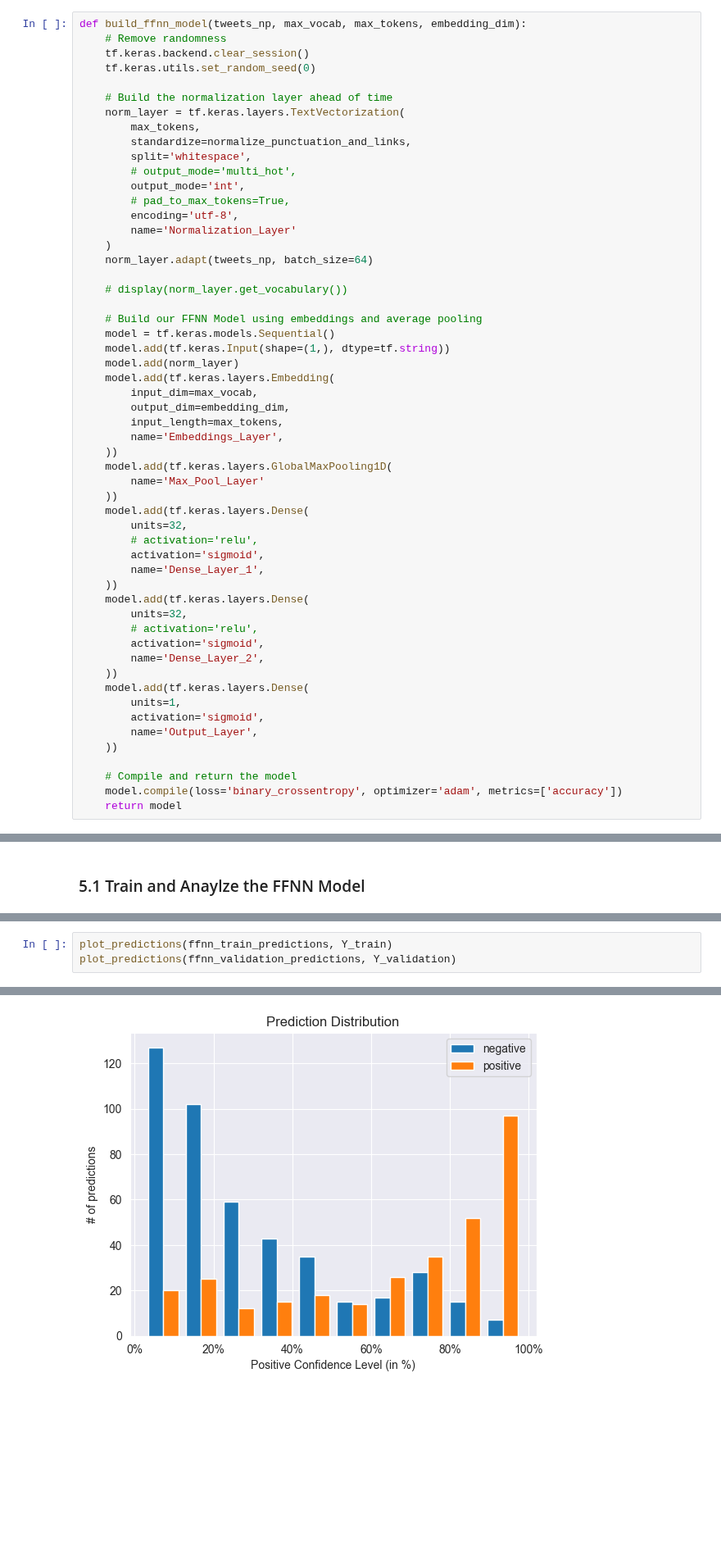
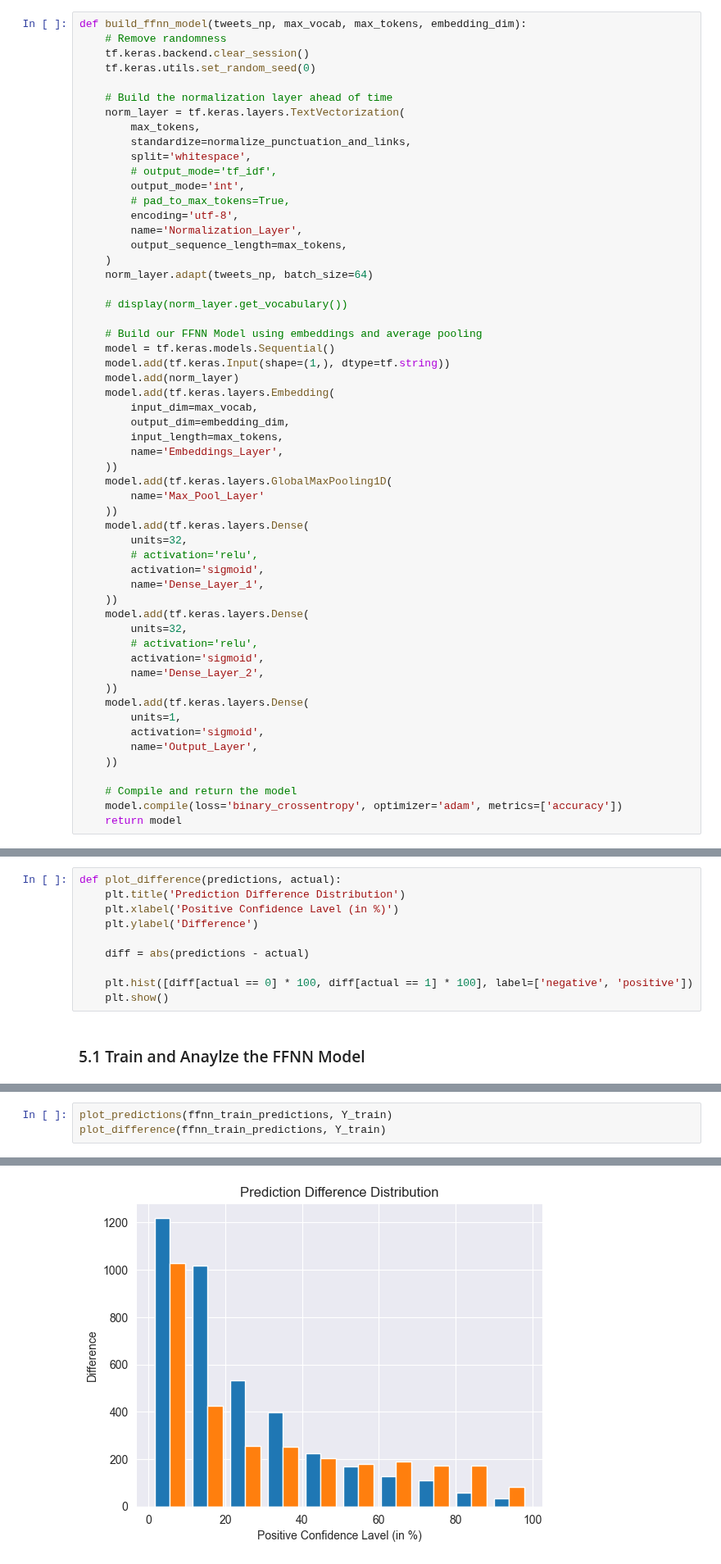
Before and after one commit to grivera64/Google-Tech-Exchange-Machine-Learning-Final-Project, a Jupyter notebook: Giovanni_&_Oscar_Twitter_Disasters_Final_Report.ipynb, the cells around one changed output, grey strips where cells are left out. Shown at 82% size. Drawn from its saved outputs; the diff is of its cells as text; blank space fills up the shorter version.

Commit message:
Update models and visualizations (NOT BEST SCORE THOUGH)

```diff
--- a/Giovanni_&_Oscar_Twitter_Disasters_Final_Report.ipynb
+++ b/Giovanni_&_Oscar_Twitter_Disasters_Final_Report.ipynb
@@ -516,11 +515,12 @@ def build_ffnn_model(tweets_np, max_vocab, max_tokens, embedding_dim):
         max_tokens,
         standardize=normalize_punctuation_and_links,
         split='whitespace',
-        # output_mode='multi_hot',
+        # output_mode='tf_idf',
         output_mode='int',
         # pad_to_max_tokens=True,
         encoding='utf-8',
-        name='Normalization_Layer'
+        name='Normalization_Layer',
+        output_sequence_length=max_tokens,
     )
     norm_layer.adapt(tweets_np, batch_size=64)
 
@@ -743,6 +743,16 @@ def plot_predictions(predictions, actual):
     plt.hist([predictions[actual == 0] * 100, predictions[actual == 1] * 100], label=['negative', 'positive'])
     plt.legend(loc='best')
     plt.show()
+# %%
+def plot_difference(predictions, actual):
+    plt.title('Prediction Difference Distribution')
+    plt.xlabel('Positive Confidence Lavel (in %)')
+    plt.ylabel('Difference')
+
+    diff = abs(predictions - actual)
+
+    plt.hist([diff[actual == 0] * 100, diff[actual == 1] * 100], label=['negative', 'positive'])
+    plt.show()
 # %% [markdown]
 ### 5.1 Train and Anaylze the FFNN Model
 # %%
@@ -793,4 +804,4 @@ Val Loss: 0.5058591357894301
 # %%
 plot_predictions(ffnn_train_predictions, Y_train)
-plot_predictions(ffnn_validation_predictions, Y_validation)
+plot_difference(ffnn_train_predictions, Y_train)
 # %% [output]
@@ -798 +809 @@ plot_predictions(ffnn_validation_predictions, Y_validation)
-[figure, old version]
+[figure, new version]
```
Also changed, not shown: parts of 17 cells of this notebook, 2 other files.
